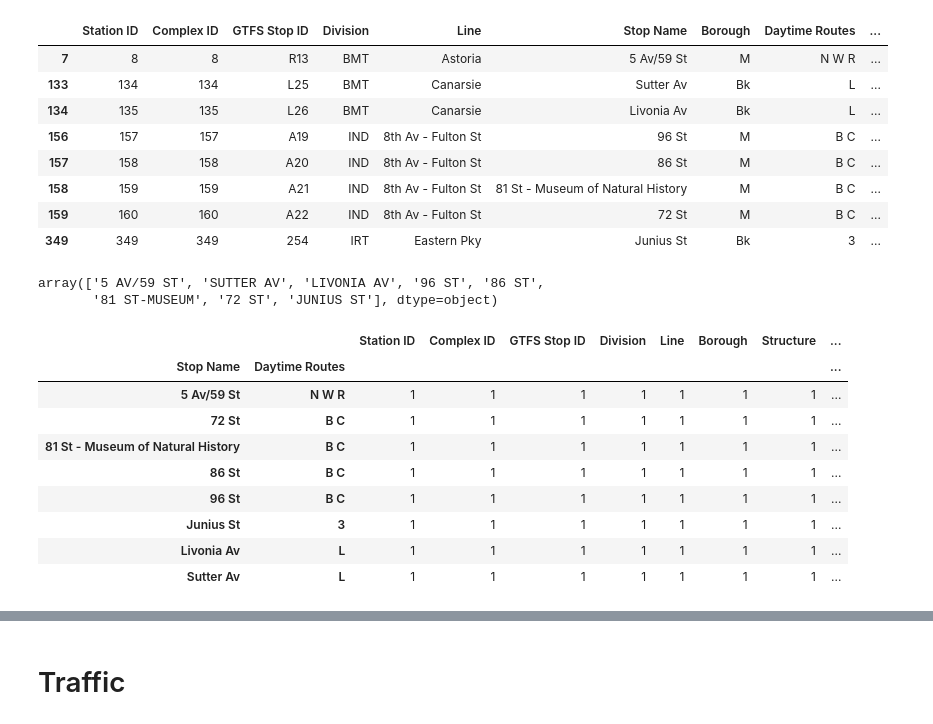
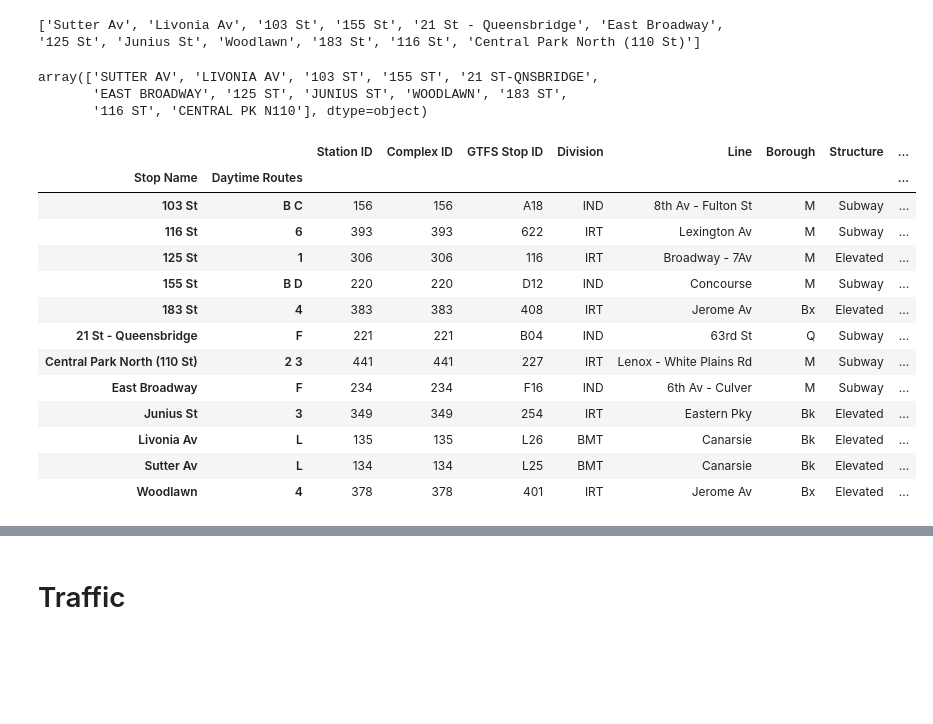
Before and after one commit to brendanlafferty/MTA-EDA, a Jupyter notebook: 01-mta-project1.ipynb, the cells around one changed output, grey strips where cells are left out. Drawn from its saved outputs; the diff is of its cells as text; code cells hidden in the pictures; blank space fills up the shorter version.

```diff
--- a/01-mta-project1.ipynb
+++ b/01-mta-project1.ipynb
@@ -41,0 +38,11 @@ tract_numbers = nyc_census_tracts.sort_values('Poverty', ascending=False)['Censu
+# %%
+# code from brendanlafferty 'stations_census_data.ipynb'
+nyc_census_tracts['Total_Poverty'] = nyc_census_tracts['Poverty'].multiply(nyc_census_tracts['TotalPop']).multiply(1/100)
+stations_with_census = pd.merge(station_data,
+                                nyc_census_tracts[['CensusTract', 'Poverty', 'TotalPop', 'Total_Poverty']],
+                                left_on='Census Tract',
+                                right_on='CensusTract')
+
+# Get the tract numbers of top 12 Total_Poverty census tracts
+tract_numbers = stations_with_census.sort_values('Total_Poverty', ascending=False).head(12)['Census Tract'].values
+stations_with_census.sort_values('Total_Poverty', ascending=False).head(12)
@@ -63,14 +77,2 @@ print(len(blocks))
 stations = station_data[station_data['Census Tract'].map(lambda x: x in tract_numbers)]
-# %%
-stations
-# %% [output]
-|  | Station ID | Complex ID | GTFS Stop ID | Division | Line | Stop Name | Borough | Daytime Routes | ... |
-| 7 | 8 | 8 | R13 | BMT | Astoria | 5 Av/59 St | M | N W R | ... |
-| 133 | 134 | 134 | L25 | BMT | Canarsie | Sutter Av | Bk | L | ... |
-| 134 | 135 | 135 | L26 | BMT | Canarsie | Livonia Av | Bk | L | ... |
-| 156 | 157 | 157 | A19 | IND | 8th Av - Fulton St | 96 St | M | B C | ... |
-| 157 | 158 | 158 | A20 | IND | 8th Av - Fulton St | 86 St | M | B C | ... |
-| 158 | 159 | 159 | A21 | IND | 8th Av - Fulton St | 81 St - Museum of Natural History | M | B C | ... |
-| 159 | 160 | 160 | A22 | IND | 8th Av - Fulton St | 72 St | M | B C | ... |
-| 349 | 349 | 349 | 254 | IRT | Eastern Pky | Junius St | Bk | 3 | ... |
 # %%
@@ -82,11 +84,15 @@ station_list = df2019.STATION.unique() # Create a station list
 stripped_station = pd.Series(station_list).map(lambda x: ''.join(re.findall(r'[\w\.]', x)))
 stripped_stop_name_list = [''.join(re.findall(r'[\w\.]', x)).upper() for x in stop_name_list]
 # %%
+# Match the Stop Name to STATION using fuzzywuzzy module
 closest_index = []
 for stop_name in stripped_stop_name_list:
     closest_index.append(stripped_station.map(lambda x: fuzz.ratio(x, stop_name)).idxmax())
+print(stop_name_list)
 station_list[closest_index]
 # %% [output]
-array(['5 AV/59 ST', 'SUTTER AV', 'LIVONIA AV', '96 ST', '86 ST',
-       '81 ST-MUSEUM', '72 ST', 'JUNIUS ST'], dtype=object)
+['Sutter Av', 'Livonia Av', '103 St', '155 St', '21 St - Queensbridge', 'East Broadway', '125 St', 'Junius St', 'Woodlawn', '183 St', '116 St', 'Central Park North (110 St)']
+array(['SUTTER AV', 'LIVONIA AV', '103 ST', '155 ST', '21 ST-QNSBRIDGE',
+       'EAST BROADWAY', '125 ST', 'JUNIUS ST', 'WOODLAWN', '183 ST',
+       '116 ST', 'CENTRAL PK N110'], dtype=object)
 # %%
@@ -95,16 +101,20 @@ top1_stations = station_list[closest_index]
 # %%
 # For each Stop Name(STATION), there is a list of Daytime Routes(LINENAME) in Stations.csv
-stations.groupby(['Stop Name', 'Daytime Routes']).count()
+stations.set_index(['Stop Name', 'Daytime Routes']).sort_index()
 # %% [output]
 |  |  | Station ID | Complex ID | GTFS Stop ID | Division | Line | Borough | Structure | ... |
 | Stop Name | Daytime Routes |  |  |  |  |  |  |  | ... |
-| 5 Av/59 St | N W R | 1 | 1 | 1 | 1 | 1 | 1 | 1 | ... |
-| 72 St | B C | 1 | 1 | 1 | 1 | 1 | 1 | 1 | ... |
-| 81 St - Museum of Natural History | B C | 1 | 1 | 1 | 1 | 1 | 1 | 1 | ... |
-| 86 St | B C | 1 | 1 | 1 | 1 | 1 | 1 | 1 | ... |
-| 96 St | B C | 1 | 1 | 1 | 1 | 1 | 1 | 1 | ... |
-| Junius St | 3 | 1 | 1 | 1 | 1 | 1 | 1 | 1 | ... |
-| Livonia Av | L | 1 | 1 | 1 | 1 | 1 | 1 | 1 | ... |
-| Sutter Av | L | 1 | 1 | 1 | 1 | 1 | 1 | 1 | ... |
+| 103 St | B C | 156 | 156 | A18 | IND | 8th Av - Fulton St | M | Subway | ... |
+| 116 St | 6 | 393 | 393 | 622 | IRT | Lexington Av | M | Subway | ... |
+| 125 St | 1 | 306 | 306 | 116 | IRT | Broadway - 7Av | M | Elevated | ... |
+| 155 St | B D | 220 | 220 | D12 | IND | Concourse | M | Subway | ... |
+| 183 St | 4 | 383 | 383 | 408 | IRT | Jerome Av | Bx | Elevated | ... |
+| 21 St - Queensbridge | F | 221 | 221 | B04 | IND | 63rd St | Q | Subway | ... |
+| Central Park North (110 St) | 2 3 | 441 | 441 | 227 | IRT | Lenox - White Plains Rd | M | Subway | ... |
+| East Broadway | F | 234 | 234 | F16 | IND | 6th Av - Culver | M | Subway | ... |
+| Junius St | 3 | 349 | 349 | 254 | IRT | Eastern Pky | Bk | Elevated | ... |
+| Livonia Av | L | 135 | 135 | L26 | BMT | Canarsie | Bk | Elevated | ... |
+| Sutter Av | L | 134 | 134 | L25 | BMT | Canarsie | Bk | Elevated | ... |
+| Woodlawn | 4 | 378 | 378 | 401 | IRT | Jerome Av | Bx | Elevated | ... |
 # %%
 # For each STATION, there is a list of LINENAME's in MTA dataset (We need to filter out irrelevant STATION+LINENAME's)
```
Also changed, not shown: parts of 24 cells of this notebook.
